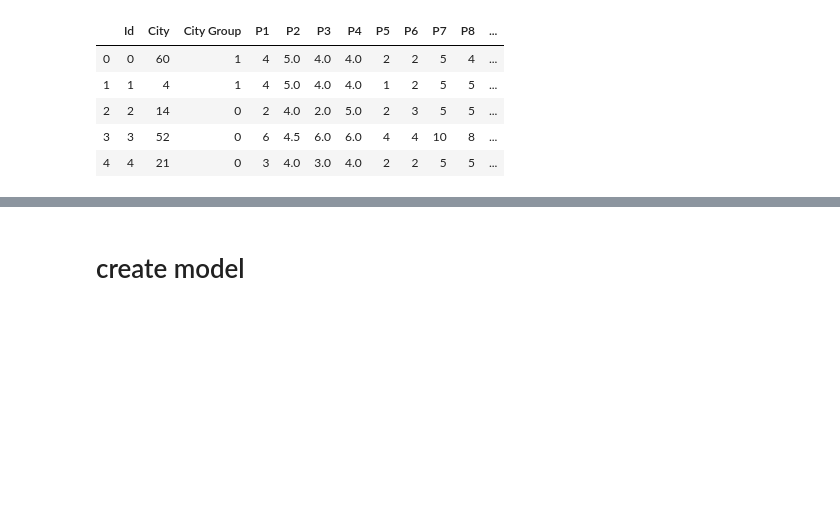
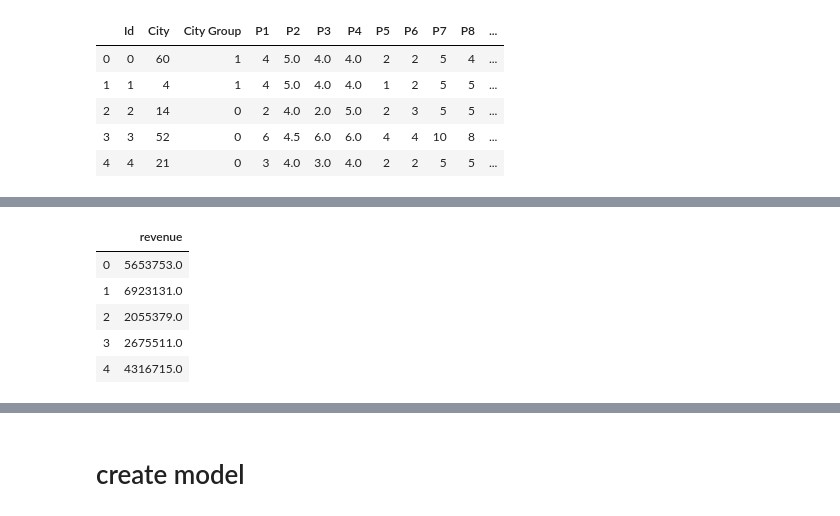
Before and after one commit to Atsuhiko/TOA_Kaggle, a Jupyter notebook: Restaurant Revenue Prediction/Atsuhiko/Restaurant_Revenue_AI_2.ipynb, the cells around one changed output, grey strips where cells are left out. Cells and saved outputs as stored; diff of their text form; code cells hidden in the pictures; blank space fills up the shorter version.

```diff
--- a/Restaurant Revenue Prediction/Atsuhiko/Restaurant_Revenue_AI_2.ipynb
+++ b/Restaurant Revenue Prediction/Atsuhiko/Restaurant_Revenue_AI_2.ipynb
@@ -93,0 +103,11 @@ train_x,test_x,train_y,test_y = train_test_split(train,datay,test_size=0.2,rando
+# %%
+datay = pd.DataFrame(datay)
+# %%
+datay.head()
+# %% [output]
+|  | revenue |
+| 0 | 5653753.0 |
+| 1 | 6923131.0 |
+| 2 | 2055379.0 |
+| 3 | 2675511.0 |
+| 4 | 4316715.0 |
```
Also changed, not shown: parts of 6 cells of this notebook.
